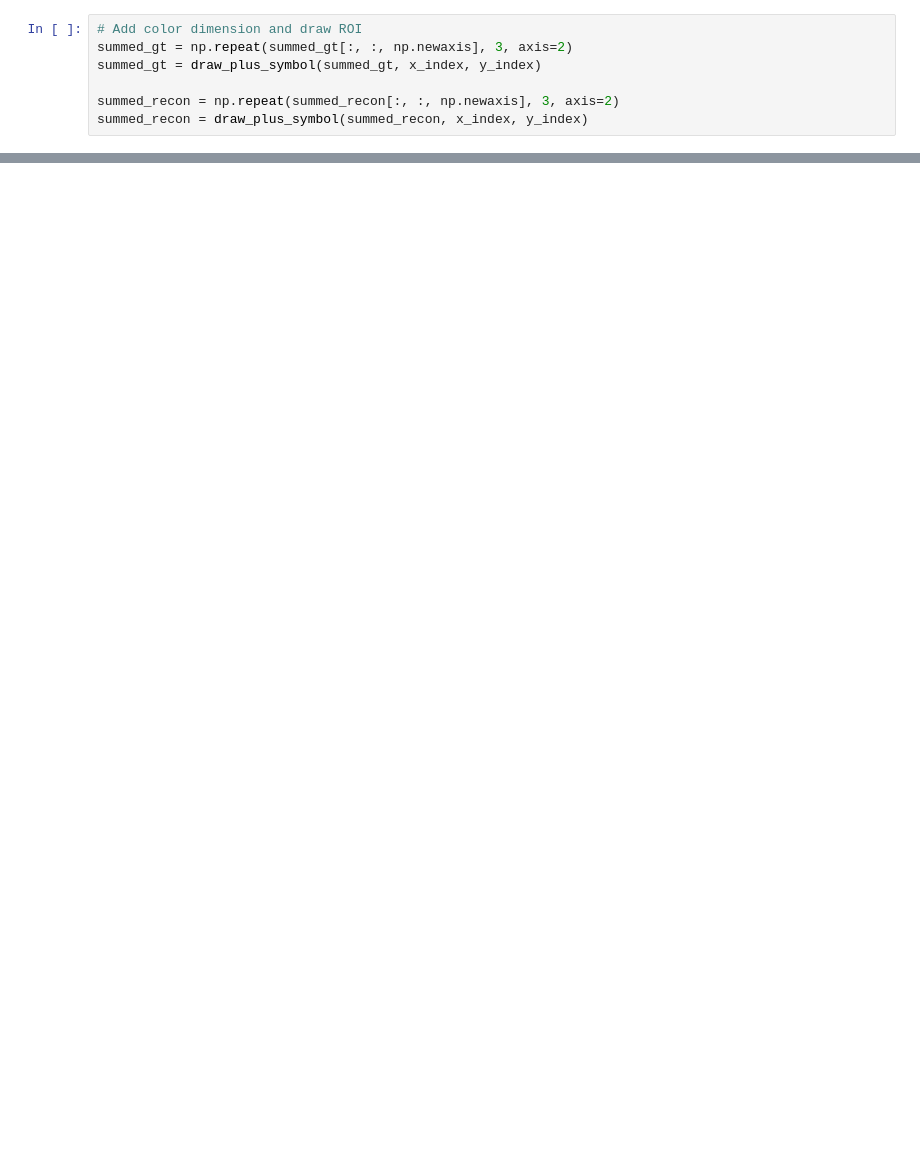
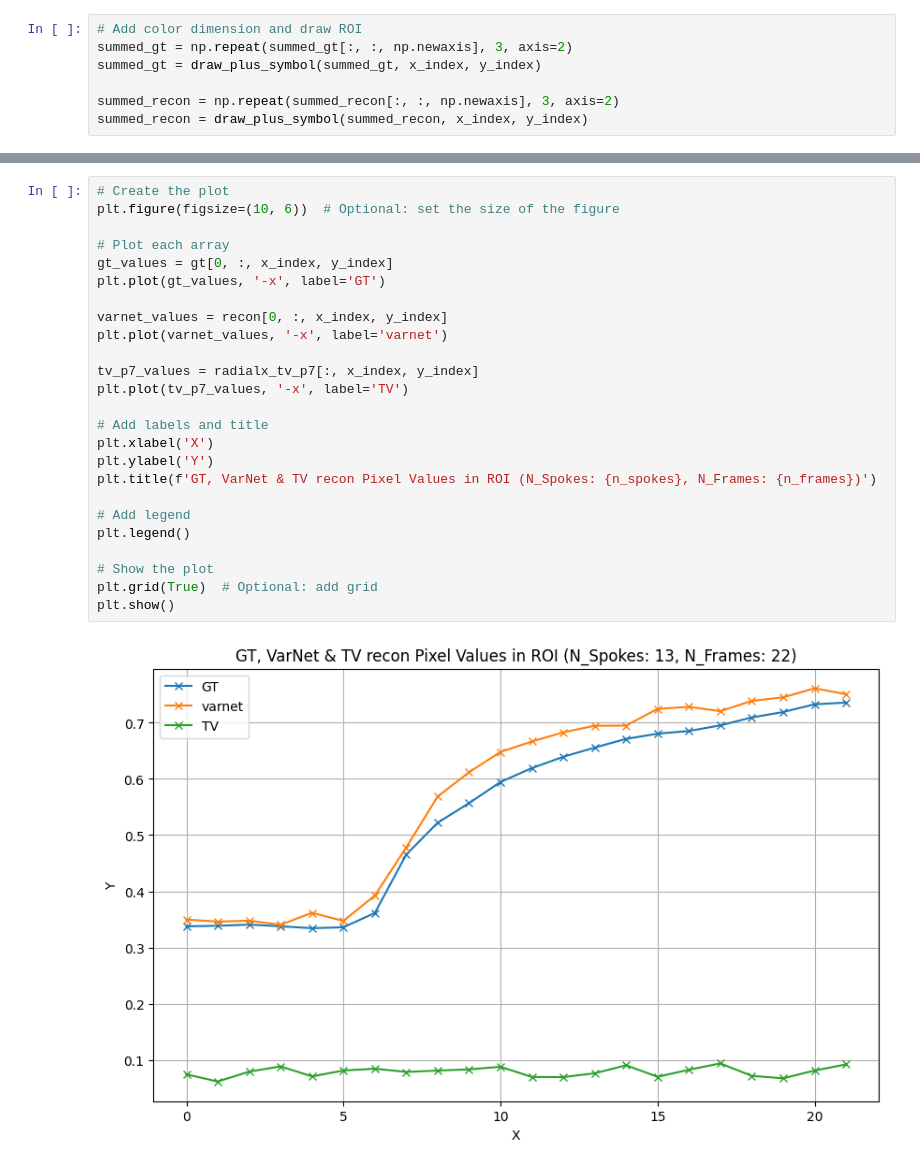
Before and after one commit to egosche/VarNet_MoDL_PyTorch, a Jupyter notebook: notebooks/eval.ipynb, the cells around one changed output, grey strips where cells are left out. Drawn from its saved outputs; the diff is of its cells as text; blank space fills up the shorter version.

```diff
--- a/notebooks/eval.ipynb
+++ b/notebooks/eval.ipynb
@@ -116,0 +160,27 @@ plt.show()
+# %%
+# Create the plot
+plt.figure(figsize=(10, 6))  # Optional: set the size of the figure
+
+# Plot each array
+gt_values = gt[0, :, x_index, y_index]
+plt.plot(gt_values, '-x', label='GT')
+
+varnet_values = recon[0, :, x_index, y_index]
+plt.plot(varnet_values, '-x', label='varnet')
+
+tv_p7_values = radialx_tv_p7[:, x_index, y_index]
+plt.plot(tv_p7_values, '-x', label='TV')
+
+# Add labels and title
+plt.xlabel('X')
+plt.ylabel('Y')
+plt.title(f'GT, VarNet & TV recon Pixel Values in ROI (N_Spokes: {n_spokes}, N_Frames: {n_frames})')
+
+# Add legend
+plt.legend()
+
+# Show the plot
+plt.grid(True)  # Optional: add grid
+plt.show()
+# %% [output]
+[figure, added]
```
Also changed, not shown: parts of 14 cells of this notebook, 1 other file.
